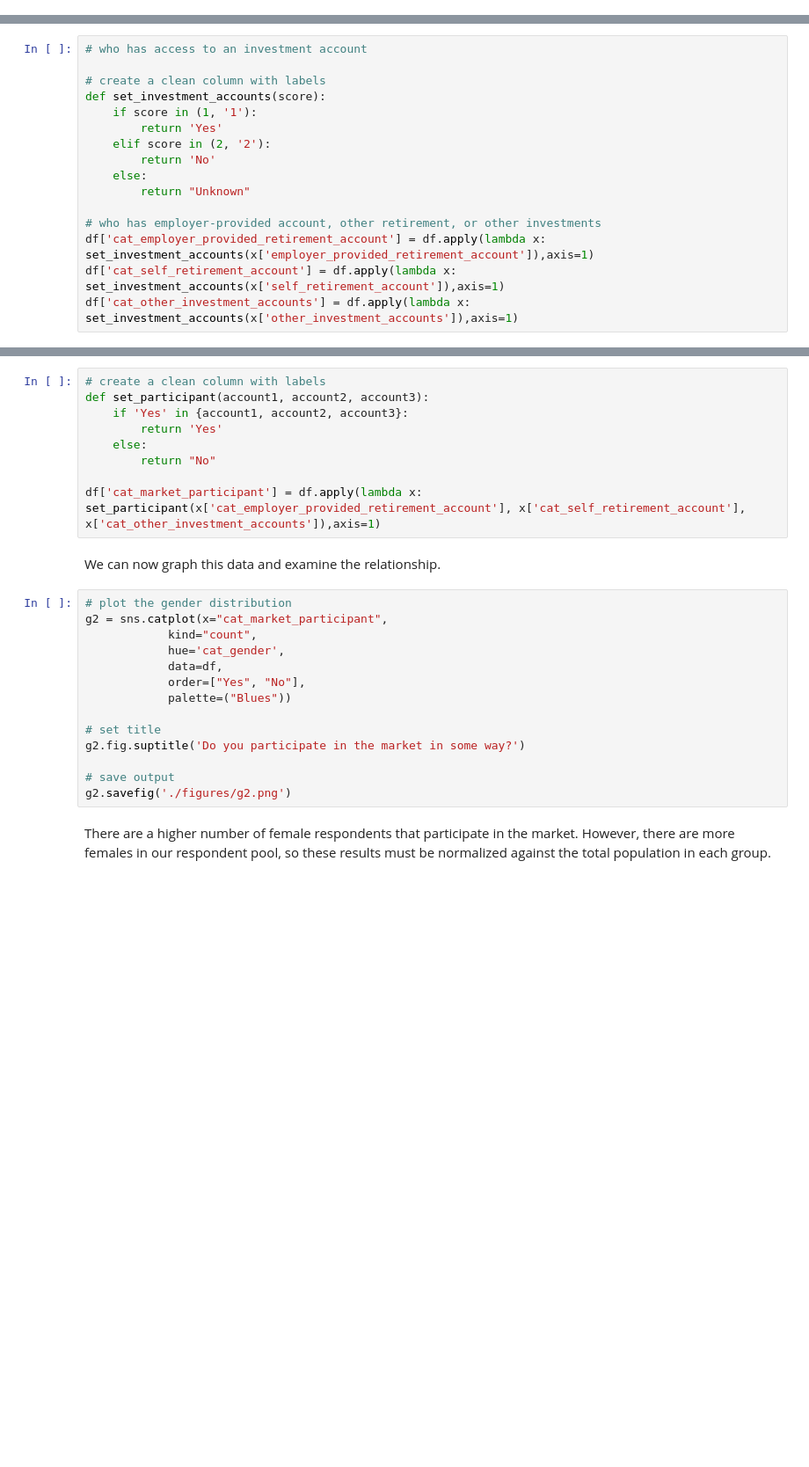
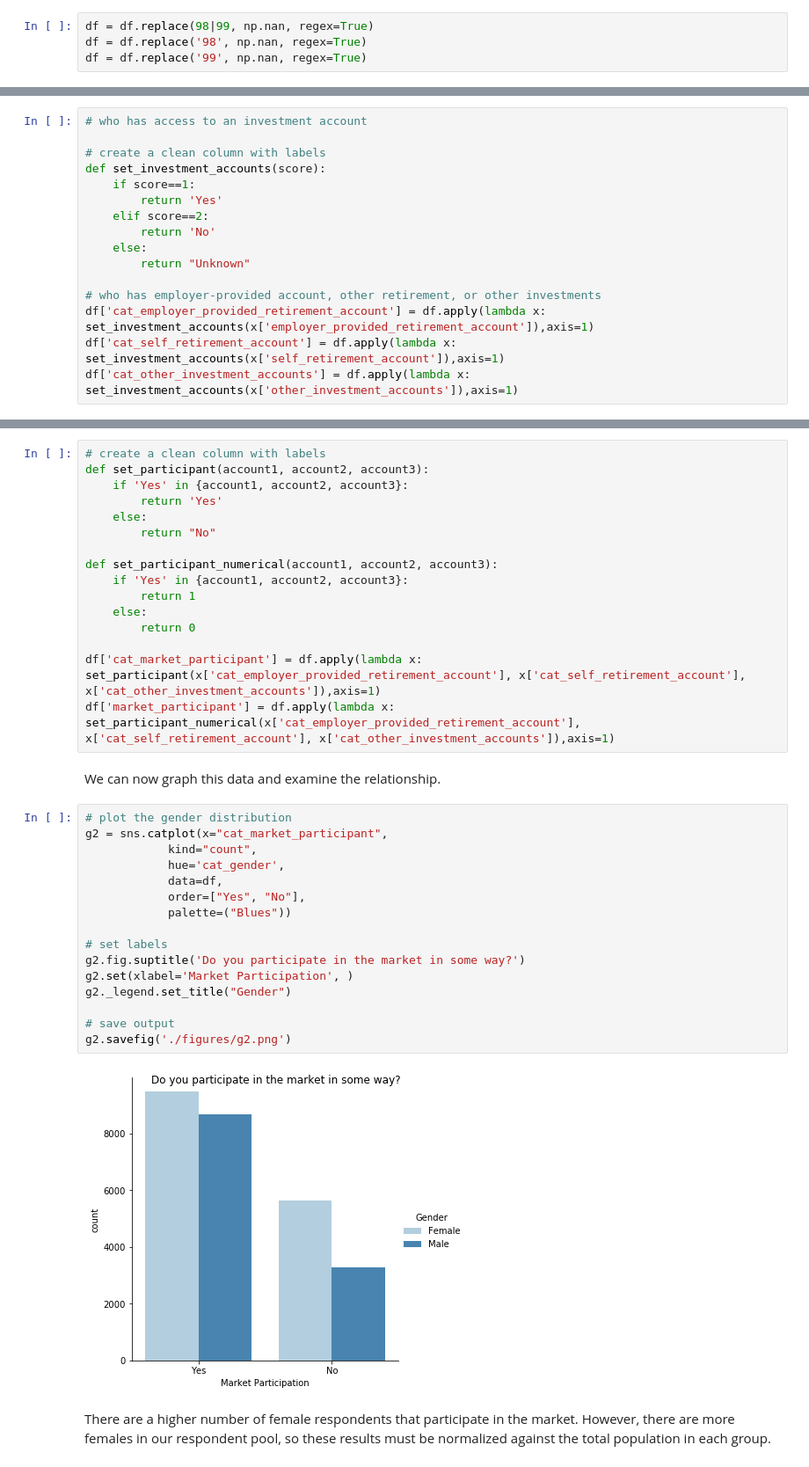
Before and after one commit to stavem/data-512-final, a Jupyter notebook: Final_Report.ipynb, the cells around one changed output, grey strips where cells are left out. Shown at 88% size. Saved outputs shown, nothing was run; the diff lists cells and outputs as text; blank space fills up the shorter version.

```diff
--- a/Final_Report.ipynb
+++ b/Final_Report.ipynb
@@ -190,3 +195,7 @@ df = df.replace(r'^\s*$', np.nan, regex=True)
+# %%
+df = df.replace(98|99, np.nan, regex=True)
+df = df.replace('98', np.nan, regex=True)
+df = df.replace('99', np.nan, regex=True)
 # %% [markdown]
 Since all the data is numerically encoded, we will convert all columns into integer data types.   Since 0 is not a valid answer for any of the survey questions, we will fill in all blank and missing data with a 0.
 # %%
@@ -262,9 +276,9 @@ This analysis begins by addressing the question of whether women \participate in
 
 # create a clean column with labels
 def set_investment_accounts(score):
-    if score in (1, '1'):
+    if score==1:
         return 'Yes'
-    elif score in (2, '2'):
+    elif score==2:
         return 'No'
     else:
         return "Unknown"
@@ -288,23 +302,34 @@ def set_participant(account1, account2, account3):
     else:
         return "No"
 
+def set_participant_numerical(account1, account2, account3):
+    if 'Yes' in {account1, account2, account3}:
+        return 1
+    else:
+        return 0
+
 df['cat_market_participant'] = df.apply(lambda x: set_participant(x['cat_employer_provided_retirement_account'], x['cat_self_retirement_account'], x['cat_other_investment_accounts']),axis=1)
+df['market_participant'] = df.apply(lambda x: set_participant_numerical(x['cat_employer_provided_retirement_account'], x['cat_self_retirement_account'], x['cat_other_investment_accounts']),axis=1)
 # %% [markdown]
 We can now graph this data and examine the relationship.
 # %%
 # plot the gender distribution
 g2 = sns.catplot(x="cat_market_participant",
             kind="count",
             hue='cat_gender',
             data=df,
             order=["Yes", "No"],
             palette=("Blues"))
 
-# set title
+# set labels
 g2.fig.suptitle('Do you participate in the market in some way?')
+g2.set(xlabel='Market Participation', )
+g2._legend.set_title("Gender")
 
 # save output
 g2.savefig('./figures/g2.png')
+# %% [output]
+[figure, added]
 # %% [markdown]
 There are a higher number of female respondents that participate in the market.   However, there are more females in our respondent pool, so these results must be normalized against the total population in each group.
 # %%
```
Also changed, not shown: parts of 28 cells of this notebook, 7 other files.
